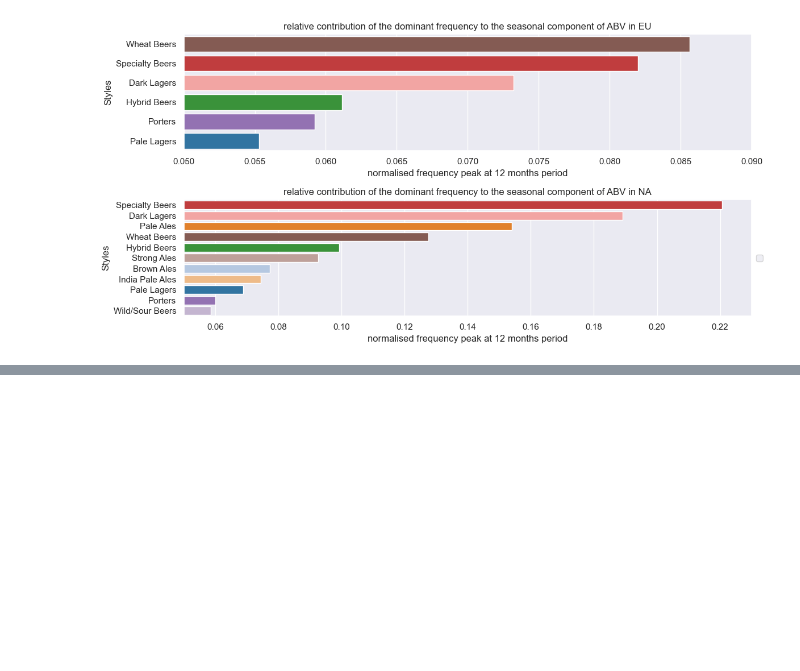
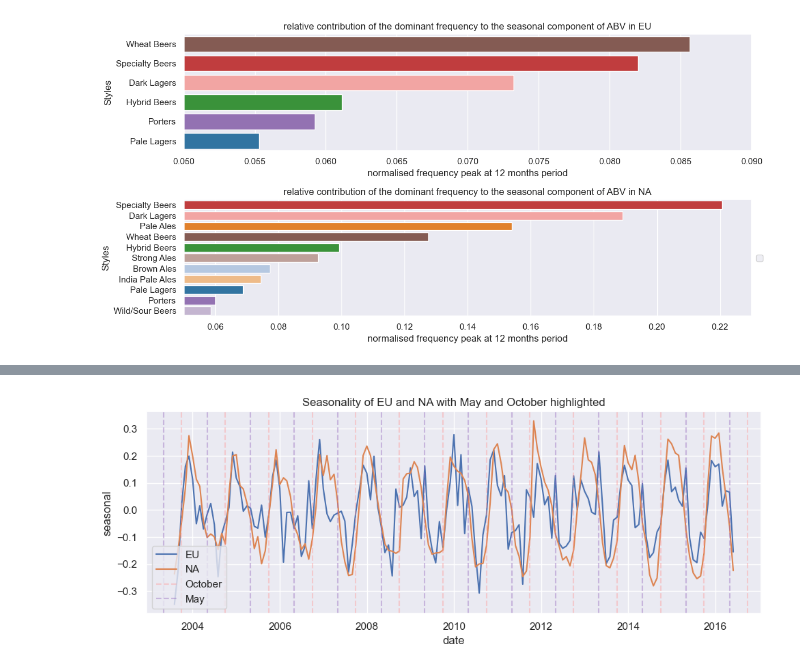
Before and after one commit to epfl-ada/ada-2023-project-welovepandas, a Jupyter notebook: Time_series.ipynb, the cells around one changed output, grey strips where cells are left out. Cells and saved outputs as stored; diff of their text form; code cells hidden in the pictures; blank space fills up the shorter version.

Commit message:
updated Fourier plots, linear model for abv trend

```diff
--- a/Time_series.ipynb
+++ b/Time_series.ipynb
@@ -456,6 +456,8 @@ def rgb_to_hex(rgb):
 max_df_EU['hex_color'] = max_df_EU['color'].apply(rgb_to_hex)
 max_df_NA['hex_color'] = max_df_NA['color'].apply(rgb_to_hex)
 
-# sort by max ascending
-max_df_EU = max_df_EU.sort_values(by='max', ascending=True)
-max_df_NA = max_df_NA.sort_values(by='max', ascending=True)
+# add normalised max to df
+max_df_EU['normalized_max'] = max_df_EU['max'] / max_df_EU['max'].sum()
+max_df_NA['normalized_max'] = max_df_NA['max'] / max_df_NA['max'].sum()
+
+display(max_df_EU)
@@ -566,0 +565,25 @@ print(my_list)
+# %%
+# To recall the initial seasonality we plot it once more here and highlight the off-peak contributions from Porters (EU only) and Dark Lagers
+
+may_list = [pd.Timestamp(year=2003, month=5, day=1) + pd.DateOffset(years=x) for x in range(0, 14)]
+oct_list = [pd.Timestamp(year=2003, month=10, day=1) + pd.DateOffset(years=x) for x in range(0, 14)]
+fig, ax = plt.subplots(figsize=(10,4))
+sns.lineplot(data=EU_time, x='date', y='seasonal', ax=ax, label='EU')
+sns.lineplot(data=NA_time, x='date', y='seasonal', ax=ax, label='NA')
+ax.set(title='Seasonality of EU and NA with May and October highlighted')
+for oct in oct_list:
+    if oct == oct_list[0]:
+        ax.axvline(x=oct, color=max_df_NA.query("style =='Dark Lagers'").color.iloc[0], linestyle='--', alpha=0.4, label='October')
+    else:
+        ax.axvline(x=oct, color=max_df_EU.query("style =='Dark Lagers'").color.iloc[0], linestyle='--', alpha=0.4)
+for may in may_list:
+    if may == may_list[0]:
+        ax.axvline(x=may, color=max_df_NA.query("style =='Porters'").color.iloc[0], linestyle='--', alpha=0.4, label='May')
+    else:
+        ax.axvline(x=may, color=max_df_EU.query("style =='Porters'").color.iloc[0], linestyle='--', alpha=0.4)
+
+plt.legend(loc='lower left')
+plt.tight_layout()
+plt.show()
+# %% [output]
+[figure, added]
```
Also changed, not shown: parts of 20 cells of this notebook.
